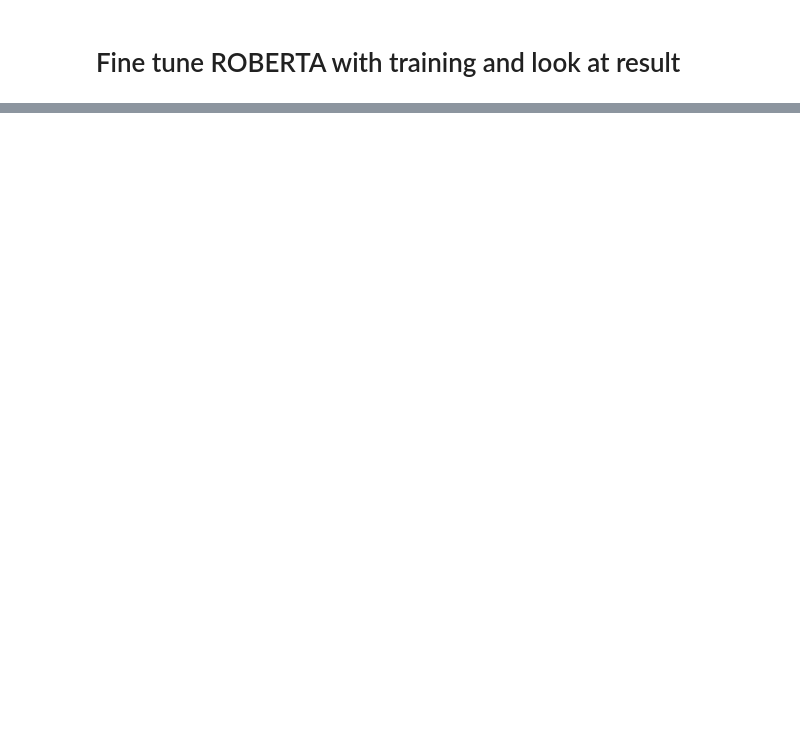
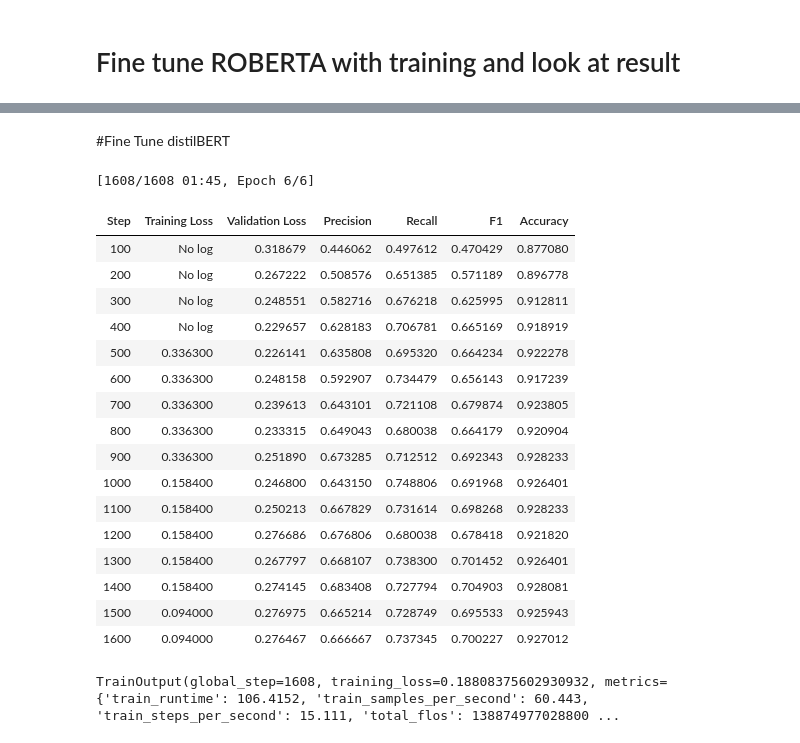
Before and after one commit to liam-michel/NLP, a Jupyter notebook: coursework/ex1.ipynb, the cells around one changed output, grey strips where cells are left out. Drawn from its saved outputs; the diff is of its cells as text; code cells hidden in the pictures; blank space fills up the shorter version.

```diff
--- a/coursework/ex1.ipynb
+++ b/coursework/ex1.ipynb
@@ -421,0 +453,8 @@ It is worth noting that ROBERTA pre-trained out performs pre-trained BERT with a
+# %%
+from transformers import AutoTokenizer, AutoModelForTokenClassification
+
+# Load the RoBERTa tokenizer
+distilbert_tokenizer = AutoTokenizer.from_pretrained("distilbert-base-uncased", add_prefix_space=True)
+
+# Load the RoBERTa model for token classification with the desired number of labels
+distilbert_model = AutoModelForTokenClassification.from_pretrained("distilbert-base-uncased", num_labels=4)
@@ -421,0 +477,35 @@ It is worth noting that ROBERTA pre-trained out performs pre-trained BERT with a
+# %%
+from transformers import TrainingArguments, Trainer, EarlyStoppingCallback
+
+# Training arguments (feel free to play arround with these values)
+model_name = "distilbert-base-uncased"
+epochs = 6
+batch_size = 4
+learning_rate = 2e-5
+
+args = TrainingArguments(
+    f"distilbert-base-uncased",
+    # evaluation_strategy = "epoch", ## Instead of focusing on loss and accuracy, we will focus on the F1 score
+    evaluation_strategy ='steps',
+    eval_steps = 100,
+    save_total_limit = 3,
+    learning_rate=learning_rate,
+    per_device_train_batch_size=batch_size,
+    per_device_eval_batch_size=batch_size,
+    num_train_epochs=epochs,
+    weight_decay=0.001,
+    save_steps=35000,
+    metric_for_best_model = 'f1',
+    load_best_model_at_end=True
+)
+
+trainer = Trainer(
+    distilbert_model,
+    args,
+    train_dataset=tokenized_train,
+    eval_dataset=tokenized_val,
+    data_collator = data_collator,
+    tokenizer=distilbert_tokenizer,
+    compute_metrics=compute_metrics,
+    callbacks = [EarlyStoppingCallback(early_stopping_patience=3)]
+)
@@ -421,0 +541,24 @@ It is worth noting that ROBERTA pre-trained out performs pre-trained BERT with a
+# %% [markdown]
+#Fine Tune distilBERT
+# %%
+trainer.train()
+# %% [output]
+[1608/1608 01:45, Epoch 6/6]
+| Step | Training Loss | Validation Loss | Precision | Recall | F1 | Accuracy |
+| 100 | No log | 0.318679 | 0.446062 | 0.497612 | 0.470429 | 0.877080 |
+| 200 | No log | 0.267222 | 0.508576 | 0.651385 | 0.571189 | 0.896778 |
+| 300 | No log | 0.248551 | 0.582716 | 0.676218 | 0.625995 | 0.912811 |
+| 400 | No log | 0.229657 | 0.628183 | 0.706781 | 0.665169 | 0.918919 |
+| 500 | 0.336300 | 0.226141 | 0.635808 | 0.695320 | 0.664234 | 0.922278 |
+| 600 | 0.336300 | 0.248158 | 0.592907 | 0.734479 | 0.656143 | 0.917239 |
+| 700 | 0.336300 | 0.239613 | 0.643101 | 0.721108 | 0.679874 | 0.923805 |
+| 800 | 0.336300 | 0.233315 | 0.649043 | 0.680038 | 0.664179 | 0.920904 |
+| 900 | 0.336300 | 0.251890 | 0.673285 | 0.712512 | 0.692343 | 0.928233 |
+| 1000 | 0.158400 | 0.246800 | 0.643150 | 0.748806 | 0.691968 | 0.926401 |
+| 1100 | 0.158400 | 0.250213 | 0.667829 | 0.731614 | 0.698268 | 0.928233 |
+| 1200 | 0.158400 | 0.276686 | 0.676806 | 0.680038 | 0.678418 | 0.921820 |
+| 1300 | 0.158400 | 0.267797 | 0.668107 | 0.738300 | 0.701452 | 0.926401 |
+| 1400 | 0.158400 | 0.274145 | 0.683408 | 0.727794 | 0.704903 | 0.928081 |
+| 1500 | 0.094000 | 0.276975 | 0.665214 | 0.728749 | 0.695533 | 0.925943 |
+| 1600 | 0.094000 | 0.276467 | 0.666667 | 0.737345 | 0.700227 | 0.927012 |
+TrainOutput(global_step=1608, training_loss=0.18808375602930932, metrics={'train_runtime': 106.4152, 'train_samples_per_second': 60.443, 'train_steps_per_second': 15.111, 'total_flos': 138874977028800 ...
```
Also changed, not shown: parts of 21 cells of this notebook, 7 other files.
